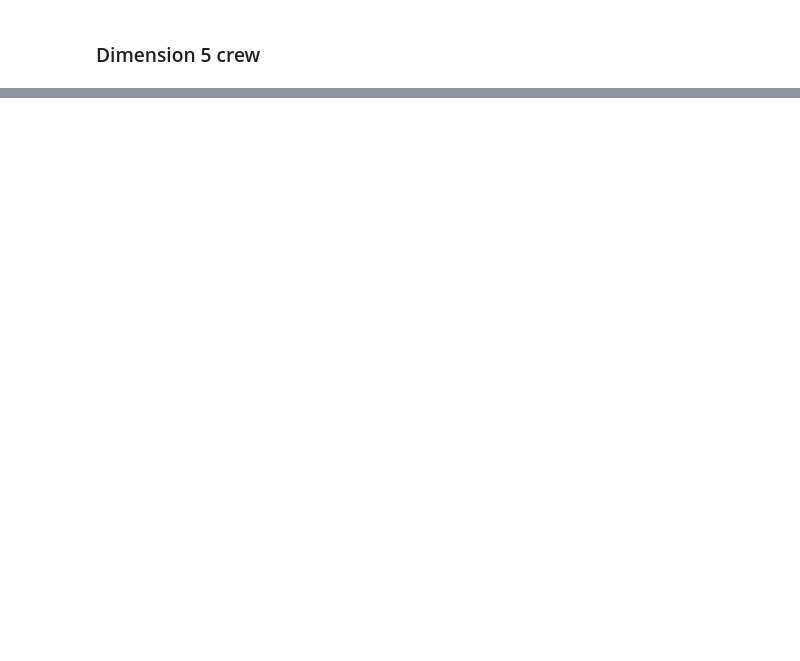
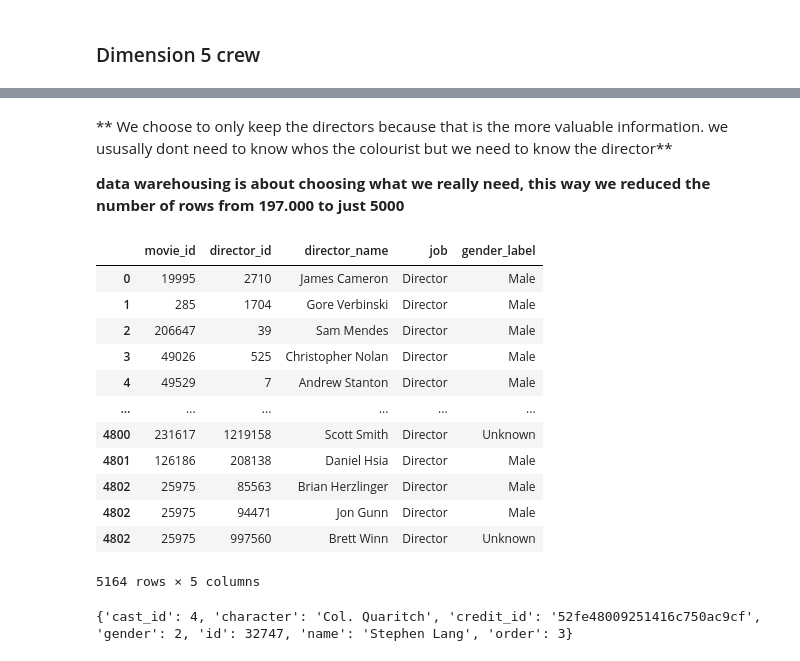
Before and after one commit to CarlotaMarto/Big_Data, a Jupyter notebook: midterm.ipynb, the cells around one changed output, grey strips where cells are left out. Cells and saved outputs as stored; diff of their text form; code cells hidden in the pictures; blank space fills up the shorter version.

```diff
--- a/midterm.ipynb
+++ b/midterm.ipynb
@@ -275,0 +298,36 @@ dim4_cast
+# %% [markdown]
+** We choose to only keep the directors because that is the more valuable information. we ususally dont need to know whos the colourist but we need to know the director**
+
+
+**data warehousing is about choosing what we really need, this way we reduced the number of rows from 197.000 to just 5000**
+# %%
+df_directors = df_crew_exploded[df_crew_exploded['crew'].apply(lambda x: x['job'] == 'Director')]
+# %%
+dim5_crew = pd.DataFrame({
+    'movie_id': df_directors['id'],
+    'director_id': df_directors['crew'].apply(lambda x: x['id']),
+    'director_name': df_directors['crew'].apply(lambda x: x['name']),
+    'job': 'Director', # Optional: good for showing what the role is
+    'gender_label' : df_directors['crew'].apply(lambda x: x.get('gender')).map(gender_map)
+})
+
+
+dim5_crew
+# %% [output]
+|  | movie_id | director_id | director_name | job | gender_label |
+| 0 | 19995 | 2710 | James Cameron | Director | Male |
+| 1 | 285 | 1704 | Gore Verbinski | Director | Male |
+| 2 | 206647 | 39 | Sam Mendes | Director | Male |
+| 3 | 49026 | 525 | Christopher Nolan | Director | Male |
+| 4 | 49529 | 7 | Andrew Stanton | Director | Male |
+| ... | ... | ... | ... | ... | ... |
+| 4800 | 231617 | 1219158 | Scott Smith | Director | Unknown |
+| 4801 | 126186 | 208138 | Daniel Hsia | Director | Male |
+| 4802 | 25975 | 85563 | Brian Herzlinger | Director | Male |
+| 4802 | 25975 | 94471 | Jon Gunn | Director | Male |
+| 4802 | 25975 | 997560 | Brett Winn | Director | Unknown |
+5164 rows × 5 columns
+# %%
+print(df_cast_exploded['cast'].iloc[3])
+# %% [output]
+{'cast_id': 4, 'character': 'Col. Quaritch', 'credit_id': '52fe48009251416c750ac9cf', 'gender': 2, 'id': 32747, 'name': 'Stephen Lang', 'order': 3}
```
Also changed, not shown: parts of 12 cells of this notebook.
